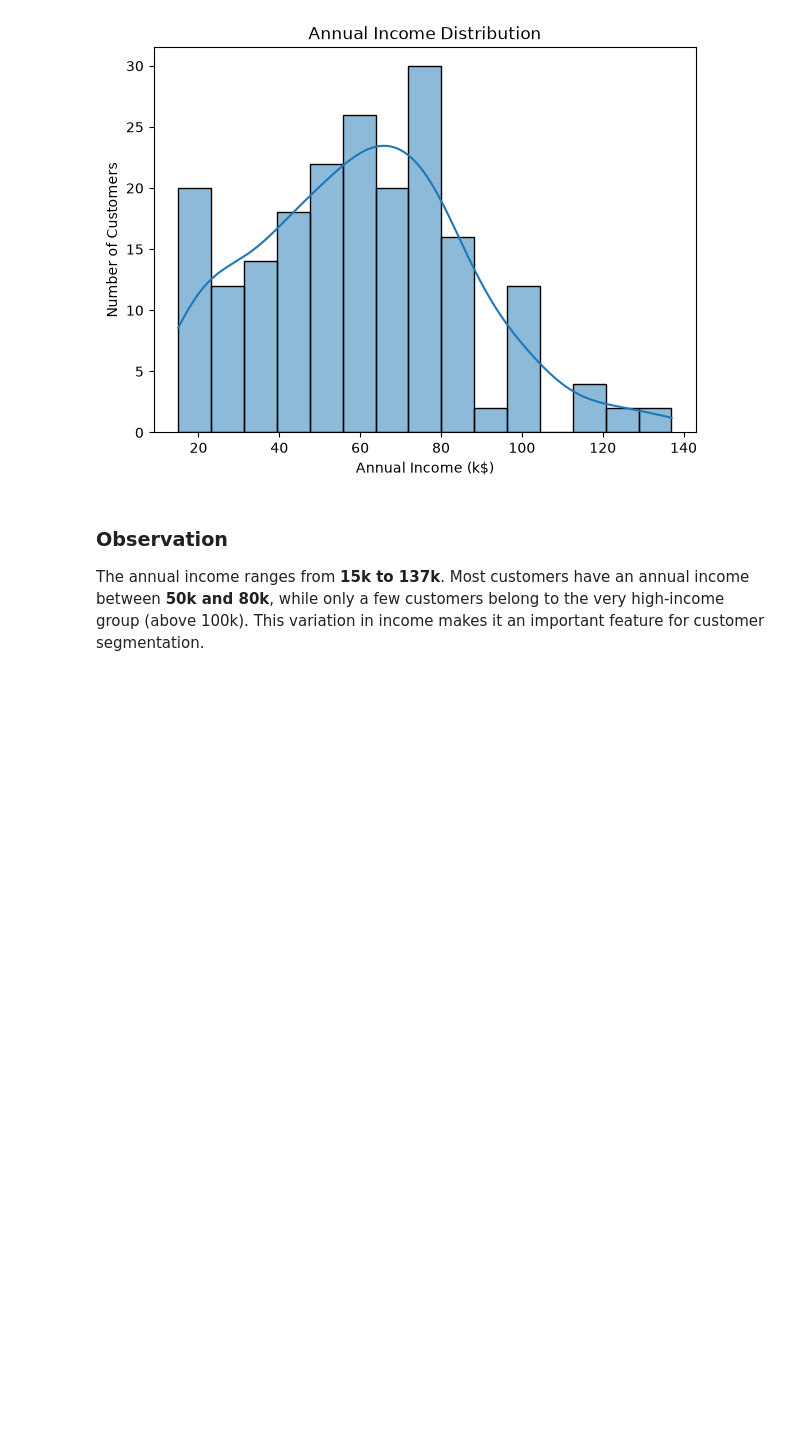
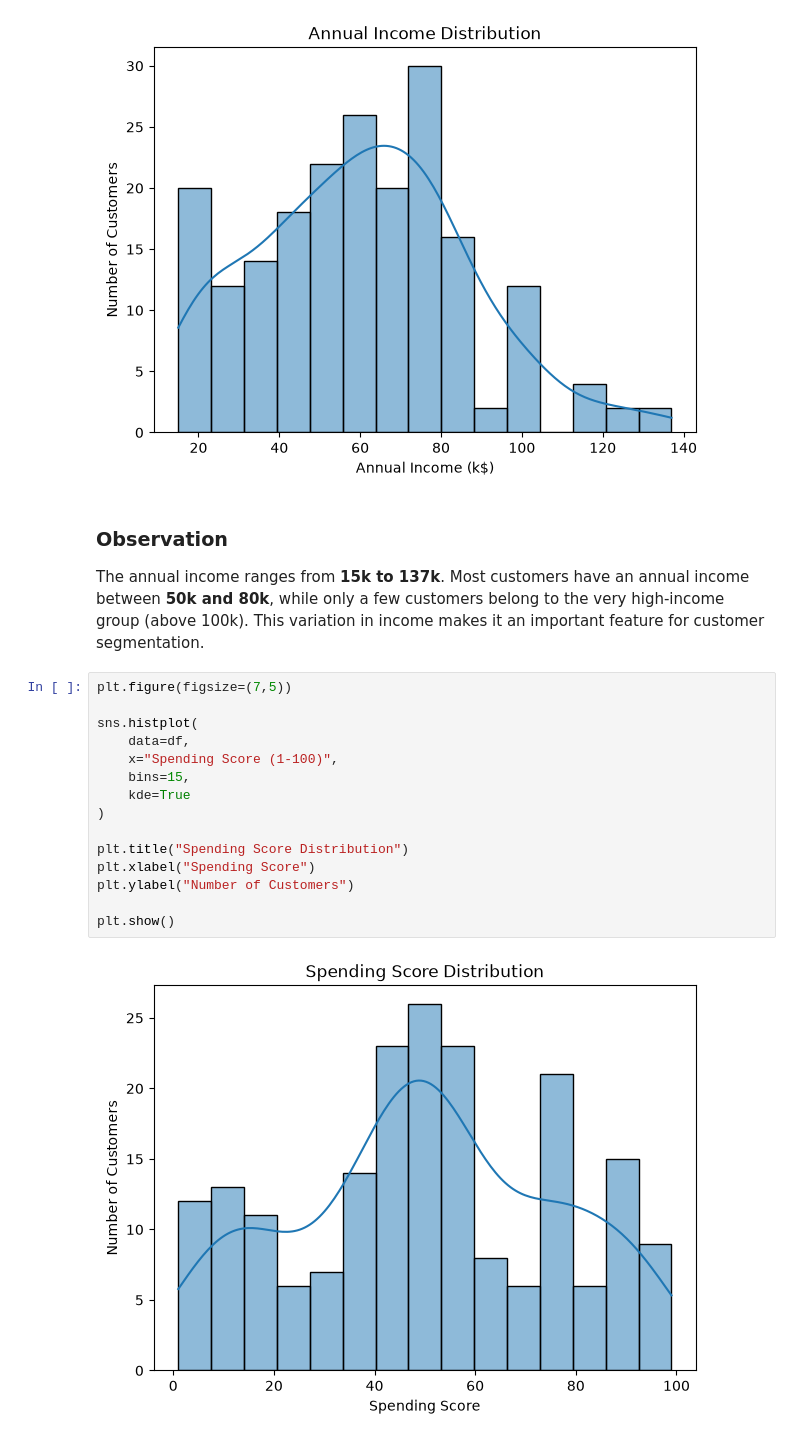
Before and after one commit to heydhwani/Assignment_5, a Jupyter notebook: notebooks/customer_segmentation.ipynb, the cells around one changed output. Drawn from its saved outputs; the diff is of its cells as text; blank space fills up the shorter version.

Commit message:
plot histogram for spending score column

```diff
--- a/notebooks/customer_segmentation.ipynb
+++ b/notebooks/customer_segmentation.ipynb
@@ -236,3 +236,20 @@ plt.show()
 ### Observation
 
 The annual income ranges from **15k to 137k**. Most customers have an annual income between **50k and 80k**, while only a few customers belong to the very high-income group (above 100k). This variation in income makes it an important feature for customer segmentation.
+# %%
+plt.figure(figsize=(7,5))
+
+sns.histplot(
+    data=df,
+    x="Spending Score (1-100)",
+    bins=15,
+    kde=True
+)
+
+plt.title("Spending Score Distribution")
+plt.xlabel("Spending Score")
+plt.ylabel("Number of Customers")
+
+plt.show()
+# %% [output]
+[figure, added]
```
Also changed, not shown: parts of 1 cell of this notebook.
